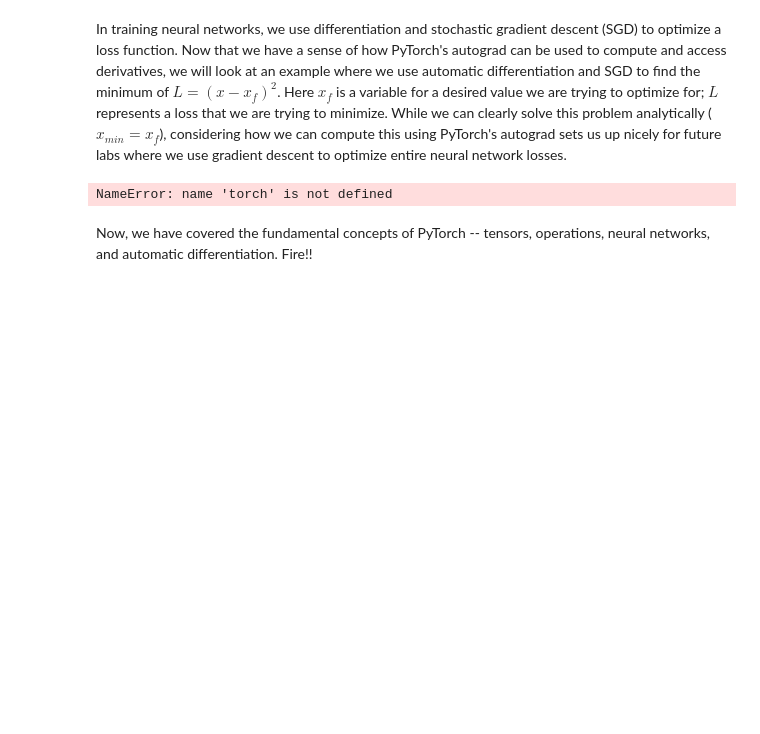
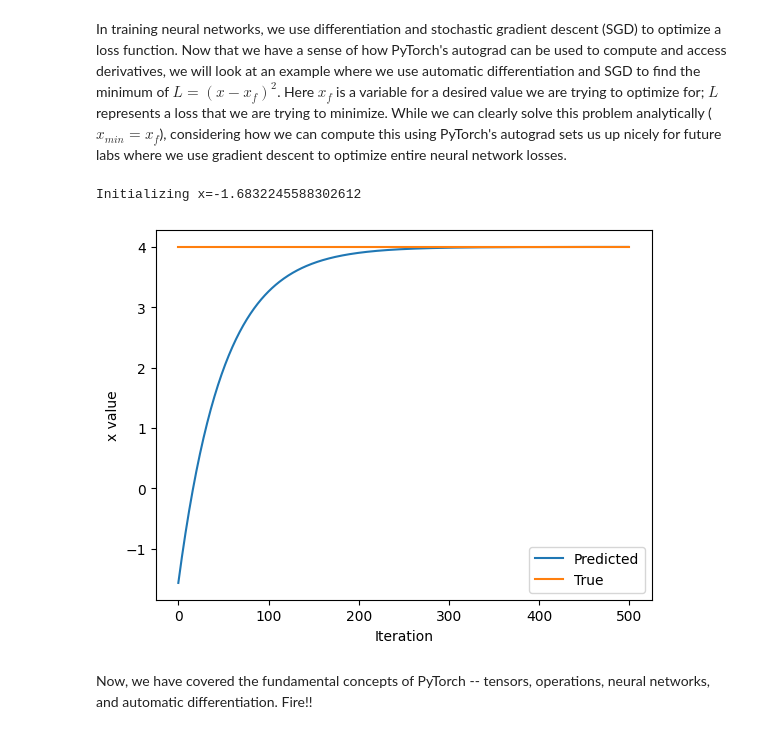
Before and after one commit to hannasyaya/hello-world, a Jupyter notebook: lab1/PT_Part1_Intro.ipynb, the cells around one changed output. Saved outputs shown, nothing was run; the diff lists cells and outputs as text; code cells hidden in the pictures; blank space fills up the shorter version.

```diff
--- a/lab1/PT_Part1_Intro.ipynb
+++ b/lab1/PT_Part1_Intro.ipynb
@@ -350,34 +348,35 @@ x = torch.randn(1)
 print(f"Initializing x={x.item()}")
 
 learning_rate = 1e-2  # Learning rate
 history = []
 x_f = 4  # Target value
 
 
 # We will run gradient descent for a number of iterations. At each iteration, we compute the loss,
 #   compute the derivative of the loss with respect to x, and perform the update.
 for i in range(500):
     x = torch.tensor([x], requires_grad=True)
 
     # TODO: Compute the loss as the square of the difference between x and x_f
-    loss = (x-xf)**2 # TODO
+    loss = (x-x_f)**2 # TODO
 
     # Backpropagate through the loss to compute gradients
     loss.backward()
 
     # Update x with gradient descent
     x = x.item() - learning_rate * x.grad
 
     history.append(x.item())
 
 # Plot the evolution of x as we optimize toward x_f!
 plt.plot(history)
 plt.plot([0, 500], [x_f, x_f])
 plt.legend(('Predicted', 'True'))
 plt.xlabel('Iteration')
 plt.ylabel('x value')
 plt.show()
 # %% [output]
-NameError: name 'torch' is not defined
+Initializing x=-1.6832245588302612
+[figure, added]
 # %% [markdown]
 Now, we have covered the fundamental concepts of PyTorch -- tensors, operations, neural networks, and automatic differentiation. Fire!!
```
Also changed, not shown: parts of 1 cell of this notebook.
